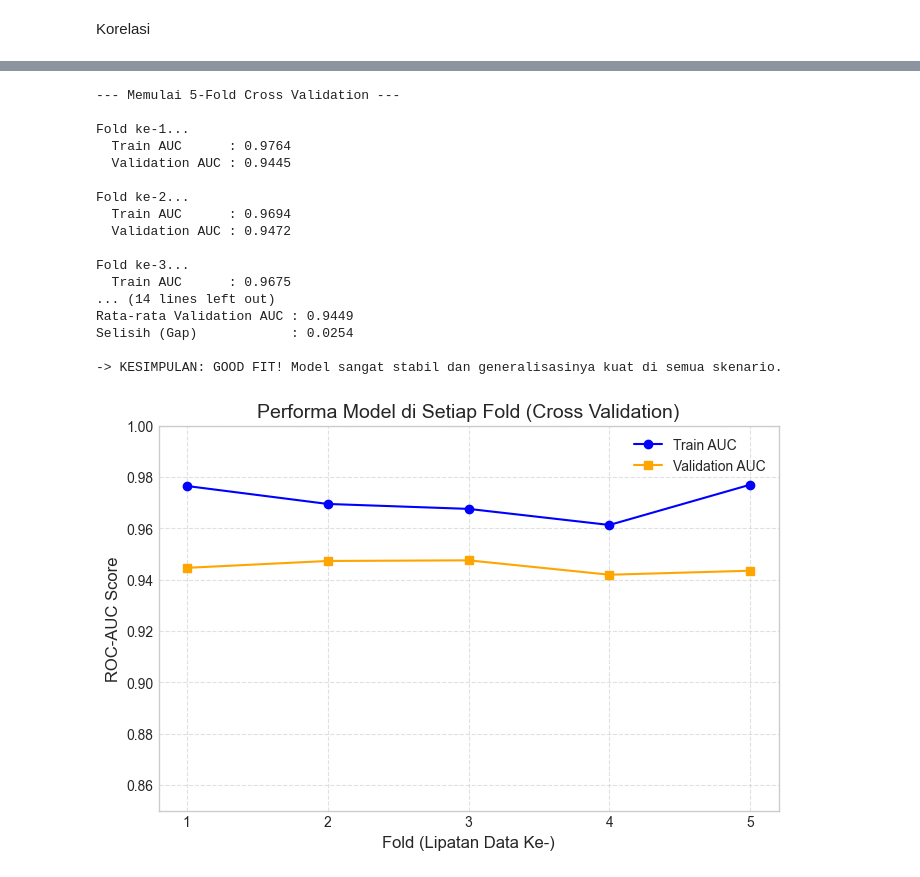
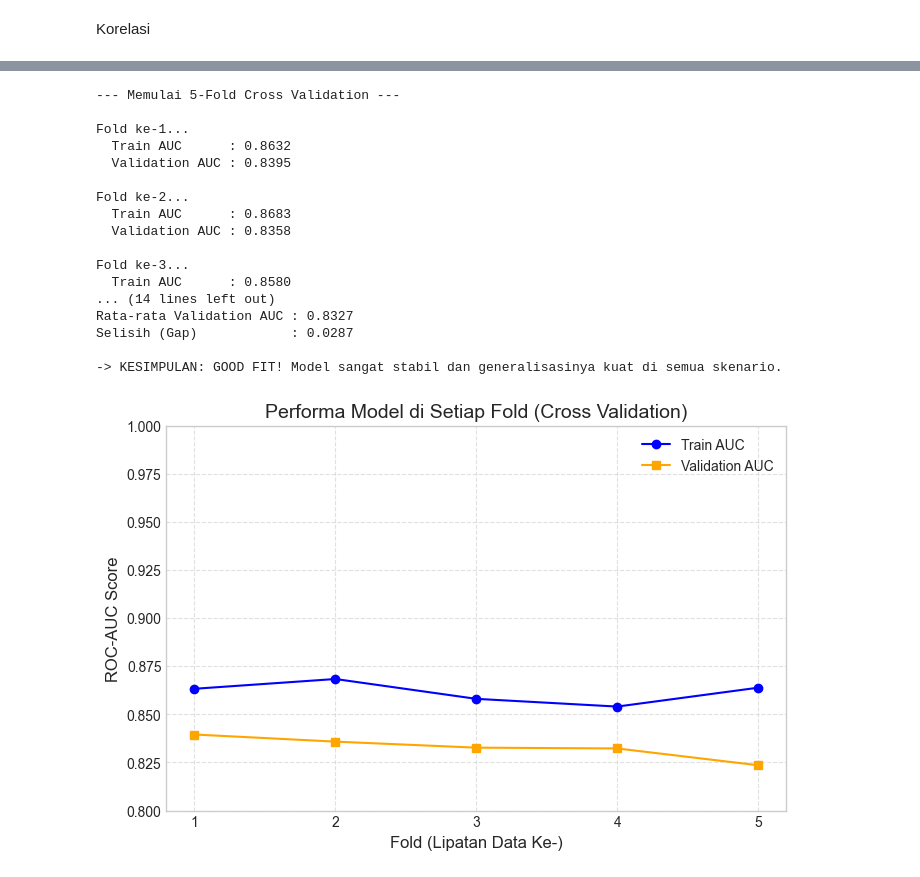
Before and after one commit to andrewparulian1/Telecom-Churn-Case-Study, a Jupyter notebook: Catboost.ipynb, the cells around one changed output, grey strips where cells are left out. Saved outputs shown, nothing was run; the diff lists cells and outputs as text; code cells hidden in the pictures.

```diff
--- a/Catboost.ipynb
+++ b/Catboost.ipynb
@@ -36,8 +40,8 @@ dictionary
 | 34 | FB_USER | Service scheme to avail services ... |
 | 35 | VBC | Volume based cost when no specifi... |
 # %%
-train = pd.read_csv(r"./TelcoChurn/train.csv")
-test = pd.read_csv(r"./TelcoChurn/test.csv")
+train = pd.read_csv(r"../TelcoChurn/train.csv")
+test = pd.read_csv(r"../TelcoChurn/test.csv")
 
 train.head()
 # %% [output]
@@ -224,0 +253,19 @@ Data Imputation
+# %%
+plt.figure(figsize=(10, 6))
+sns.set_style("whitegrid")
+
+sns.kdeplot(data=train, x='aon', hue='churn_probability', fill=True,
+            palette=['#1f77b4', '#ff7f0e'],
+            alpha=0.6, linewidth=2)
+
+plt.title('Tenure Distribution: Retained vs Churn Customers', fontsize=16, fontweight='bold', pad=20)
+plt.xlabel('Age on Network (Days)', fontsize=12)
+plt.ylabel('Density (Proportion of Customers)', fontsize=12)
+
+plt.legend(title='Customer Status', labels=['Churn (1)', 'Retained (0)'], fontsize=11, title_fontsize=12)
+
+plt.axvline(x=train[train['churn_probability']==1]['aon'].median(), color='red', linestyle='--', linewidth=2, label='Median Churn')
+
+plt.xlim(0, train['aon'].quantile(0.95))
+plt.tight_layout()
+plt.show()
@@ -380,20 +400,20 @@ Name: proportion, dtype: float64
 cb_model = CatBoostClassifier(
     iterations=1000,
     learning_rate=0.05,
-    depth=4,
+    depth=3,
     eval_metric='AUC',
     custom_metric=['AUC'],
     auto_class_weights='Balanced',
     cat_features=cat_features,
+    l2_leaf_reg=10,
     random_seed=42,
     early_stopping_rounds=100,
     verbose=100
 )
 
-# Melatih model dengan data validasi
 cb_model.fit(
     X_train, y_train,
-    eval_set=(X_val, y_val),
+    eval_set=[(X_train, y_train), (X_val, y_val)],
     use_best_model=True
 )
 # %% [output]
@@ -542,10 +628,11 @@ for train_idx, val_idx in skf.split(X, y):
     model_cv = CatBoostClassifier(
         iterations=1000,
         learning_rate=0.05,
-        depth=6,
+        depth=3,
         eval_metric='AUC',
         auto_class_weights='Balanced',
         cat_features=cat_features,
+        l2_leaf_reg=10,
         random_seed=42,
         early_stopping_rounds=50,
         verbose=False
@@ -582,39 +669,39 @@ if gap > 0.05:
     print("\n-> KESIMPULAN: Indikasi OVERFITTING kuat! Model terlalu menghafal data latih.")
 elif gap < 0:
     print("\n-> KESIMPULAN: Indikasi UNDERFITTING! (Skor validasi lebih tinggi, biasanya karena data error).")
 else:
     print("\n-> KESIMPULAN: GOOD FIT! Model sangat stabil dan generalisasinya kuat di semua skenario.")
 
 # Visualisasi Kestabilan Model
 
 plt.figure(figsize=(8, 5))
 plt.plot(range(1, n_splits+1), train_auc_scores, label='Train AUC', marker='o', color='blue')
 plt.plot(range(1, n_splits+1), val_auc_scores, label='Validation AUC', marker='s', color='orange')
 
 plt.title('Performa Model di Setiap Fold (Cross Validation)', fontsize=14)
 plt.xlabel('Fold (Lipatan Data Ke-)', fontsize=12)
 plt.ylabel('ROC-AUC Score', fontsize=12)
 plt.xticks(range(1, n_splits+1))
-plt.ylim(0.85, 1.0)
+plt.ylim(0.80, 1.0)
 plt.legend()
 plt.grid(True, linestyle='--', alpha=0.6)
 plt.show()
 # %% [output]
 --- Memulai 5-Fold Cross Validation ---
 
 Fold ke-1...
-  Train AUC      : 0.9764
-  Validation AUC : 0.9445
+  Train AUC      : 0.8632
+  Validation AUC : 0.8395
 
 Fold ke-2...
-  Train AUC      : 0.9694
-  Validation AUC : 0.9472
+  Train AUC      : 0.8683
+  Validation AUC : 0.8358
 
 Fold ke-3...
-  Train AUC      : 0.9675
+  Train AUC      : 0.8580
 ... (14 lines left out)
-Rata-rata Validation AUC : 0.9449
-Selisih (Gap)            : 0.0254
+Rata-rata Validation AUC : 0.8327
+Selisih (Gap)            : 0.0287
 
 -> KESIMPULAN: GOOD FIT! Model sangat stabil dan generalisasinya kuat di semua skenario.
-[figure, old version]
+[figure, new version]
```
Also changed, not shown: parts of 19 cells of this notebook.
